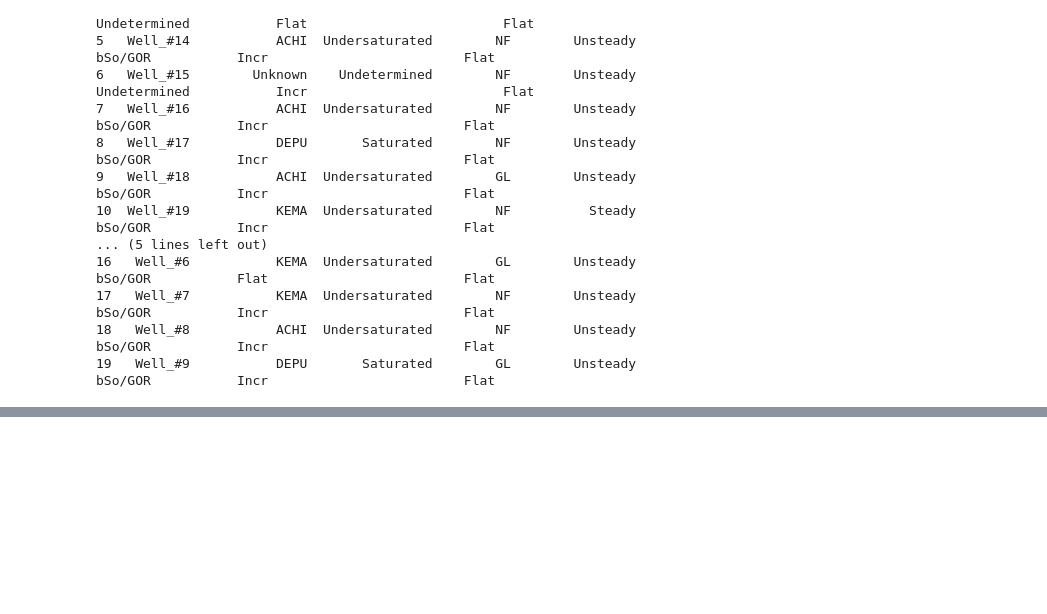
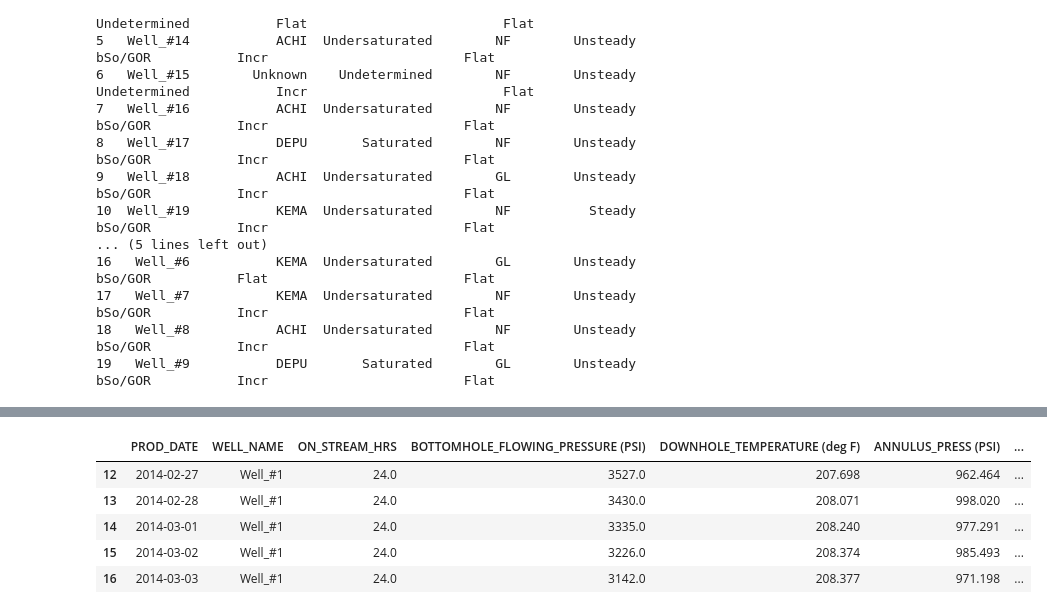
Before and after one commit to Connected-Peter/SPE_DSEAT_2025_GTF, a Jupyter notebook: GTF_DSEATS_Africa_2025_Well_Classification_Model.ipynb, the cells around one changed output, grey strips where cells are left out. Cells and saved outputs as stored; diff of their text form; code cells hidden in the pictures; blank space fills up the shorter version.

```diff
--- a/GTF_DSEATS_Africa_2025_Well_Classification_Model.ipynb
+++ b/GTF_DSEATS_Africa_2025_Well_Classification_Model.ipynb
@@ -778,0 +778,10 @@ Machine learning model saved as 'multi_output_well_classifier_model.pkl'
+# %%
+well1 = well_df[well_df["WELL_NAME"] == "Well_#1"]
+well1.head()
+# %% [output]
+|  | PROD_DATE | WELL_NAME | ON_STREAM_HRS | BOTTOMHOLE_FLOWING_PRESSURE (PSI) | DOWNHOLE_TEMPERATURE (deg F) | ANNULUS_PRESS (PSI) | ... |
+| 12 | 2014-02-27 | Well_#1 | 24.0 | 3527.0 | 207.698 | 962.464 | ... |
+| 13 | 2014-02-28 | Well_#1 | 24.0 | 3430.0 | 208.071 | 998.020 | ... |
+| 14 | 2014-03-01 | Well_#1 | 24.0 | 3335.0 | 208.240 | 977.291 | ... |
+| 15 | 2014-03-02 | Well_#1 | 24.0 | 3226.0 | 208.374 | 985.493 | ... |
+| 16 | 2014-03-03 | Well_#1 | 24.0 | 3142.0 | 208.377 | 971.198 | ... |
```
Also changed, not shown: parts of 9 cells of this notebook, 1 other file.
